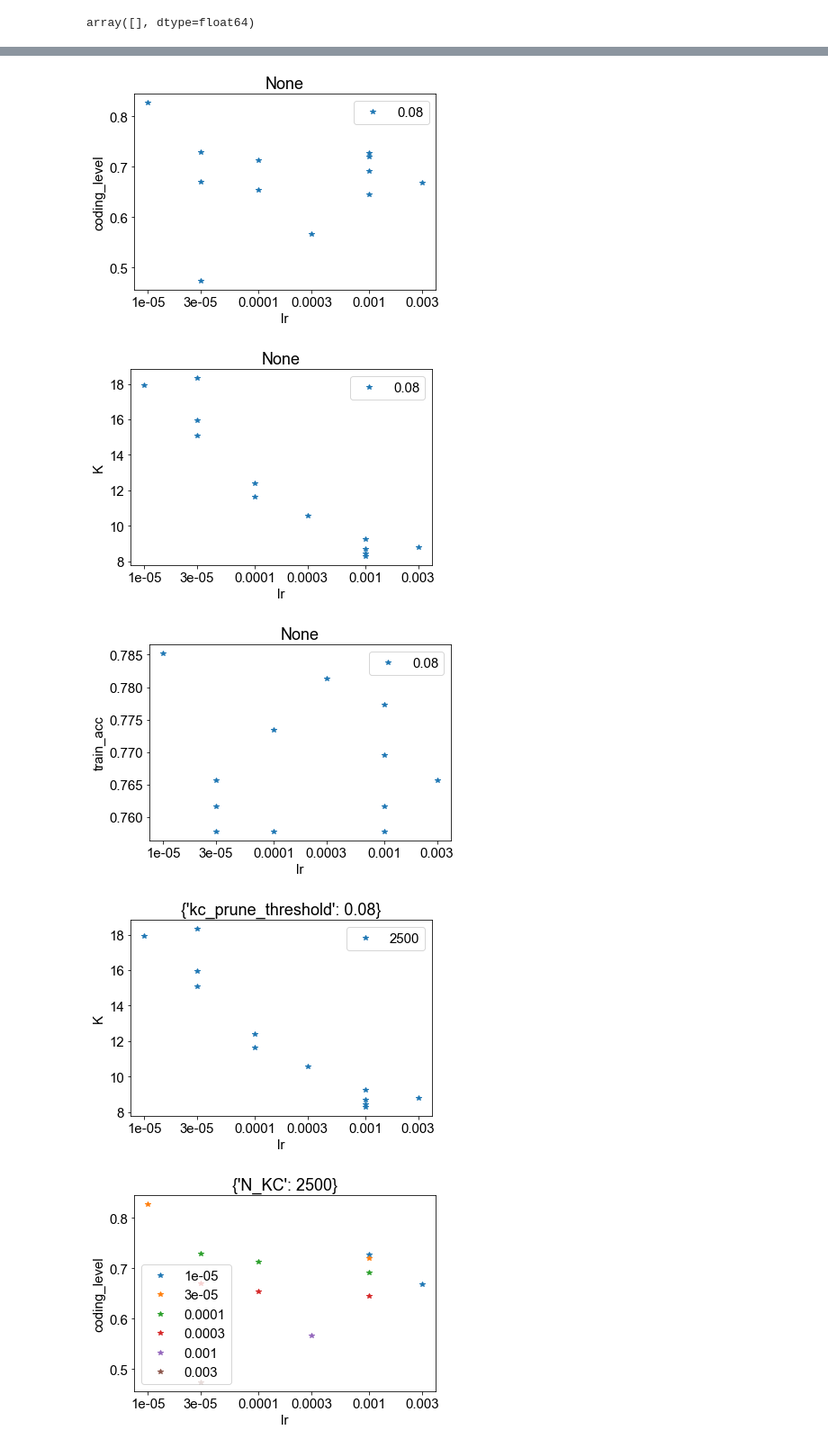
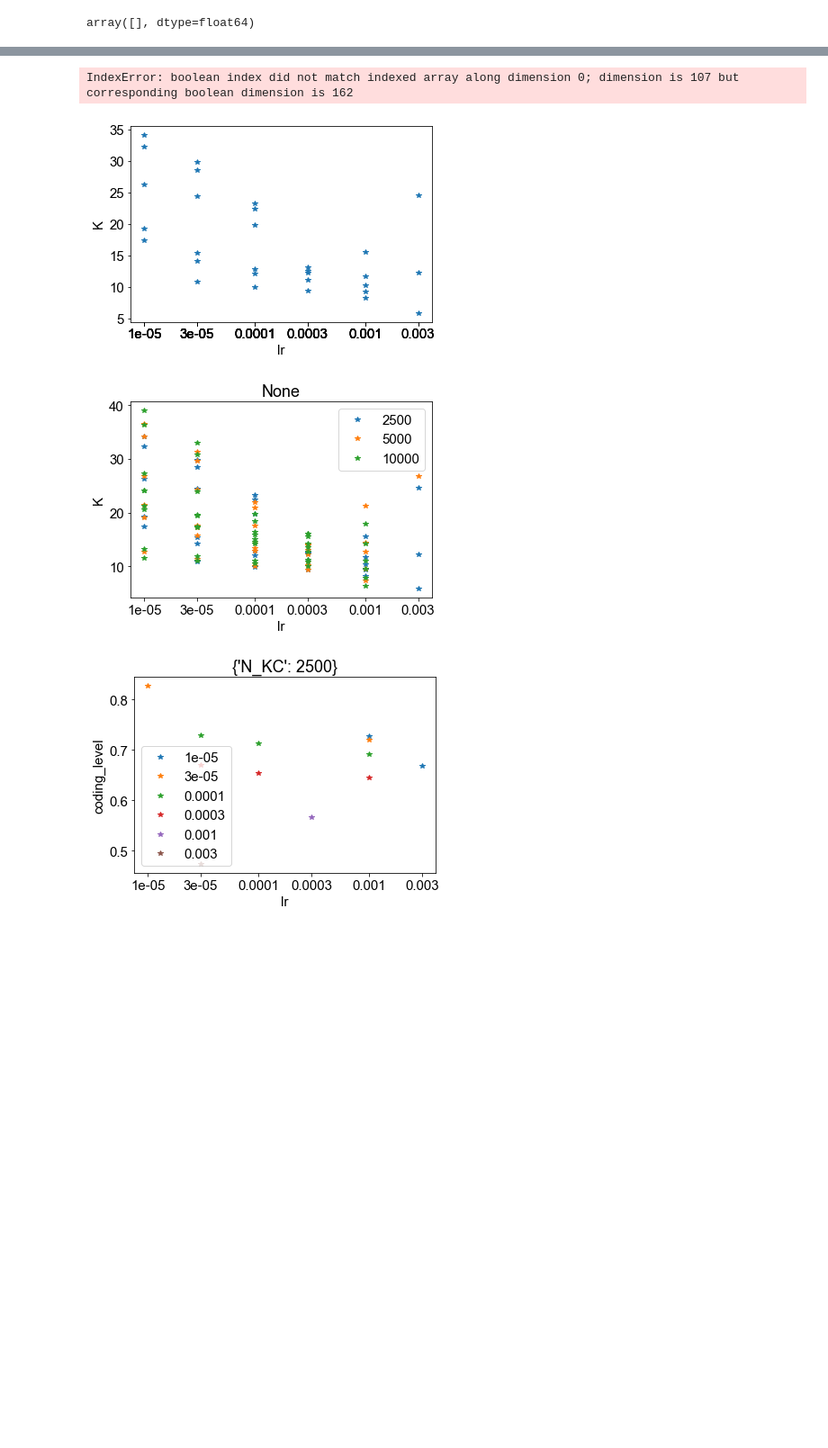
Before and after one commit to gyyang/olfaction_evolution, a Jupyter notebook: notebooks/analyze_K_big.ipynb, the cells around one changed output, grey strips where cells are left out. Shown: that part at 90% size. Saved outputs shown, nothing was run; the diff lists cells and outputs as text; code cells hidden in the pictures; blank space fills up the shorter version.

Commit message:
- set up cluster

```diff
--- a/notebooks/analyze_K_big.ipynb
+++ b/notebooks/analyze_K_big.ipynb
@@ -35,7 +35,7 @@ mpl.rcParams['image.cmap']='jet'
 # %%
 d = os.path.join(os.getcwd(), 'files')
 # %%
-files = glob.glob(os.path.join(d,'cluster_separate_lr50'))
+files = glob.glob(os.path.join(d,'cluster_big50'))
 print(len(files))
 res = defaultdict(list)
 for f in files:
@@ -55,7 +55,8 @@ plt.ylim([0, 10000])
 peak_inds = np.zeros_like(res['kc_prune_threshold']).astype(np.bool)
 for i, thres in enumerate(res['kc_prune_threshold']):
     x = np.where(res['lin_bins'][i,:-1] > res['kc_prune_threshold'][i])[0][0]
-    if res['lin_hist'][i,-1,x] > 1000:
+    peak = np.argmax(res['lin_hist'][i, -1, x:])
+    if peak - x > 10:
         peak_inds[i] = False
     else:
         peak_inds[i] = True
@@ -105,6 +124,8 @@ array([1.e-05, 3.e-04, 1.e-04, 3.e-05, 1.e-05, 1.e-03, 3.e-04, 1.e-04,
 #filter
 for k, v in res.items():
     res[k] = v[peak_inds]
+# %% [output]
+IndexError: boolean index did not match indexed array along dimension 0; dimension is 107 but corresponding boolean dimension is 162
 # %%
 def _get_K(res):
     n_model, n_epoch = res['sparsity'].shape[:2]
@@ -151,16 +172,17 @@ def marginal_plot(xkey, ykey, vary_key, marginals=None):
     plt.ylabel(ykey)
     plt.legend(np.unique(res[vary_key]))
     plt.title(marginals)
+# %%
+simple_plot('lr','K',filter_dict={'N_KC':2500})
+# %% [output]
+[figure, added]
 # %%
-marginal_plot('lr', 'coding_level', 'kc_prune_threshold')
-marginal_plot('lr', 'K', 'kc_prune_threshold')
-marginal_plot('lr', 'train_acc', 'kc_prune_threshold')
-marginal_plot('lr', 'K', 'N_KC', {'kc_prune_threshold':0.08})
+#marginal_plot('lr', 'coding_level', 'kc_prune_threshold')
+marginal_plot('lr', 'K', 'N_KC')
+#marginal_plot('lr', 'train_acc', 'kc_prune_threshold')
+#marginal_plot('lr', 'K', 'N_KC', {'kc_prune_threshold':0.08})
 # %% [output]
-[figure, old version]
+[figure, new version]
-[figure, removed]
-[figure, removed]
-[figure, removed]
 # %%
 marginal_plot('lr', 'coding_level', 'separate_lr', {'N_KC':2500})
 marginal_plot('lr', 'K', 'separate_lr', {'N_KC':2500})
```
Also changed, not shown: parts of 10 cells of this notebook, 4 other files.
